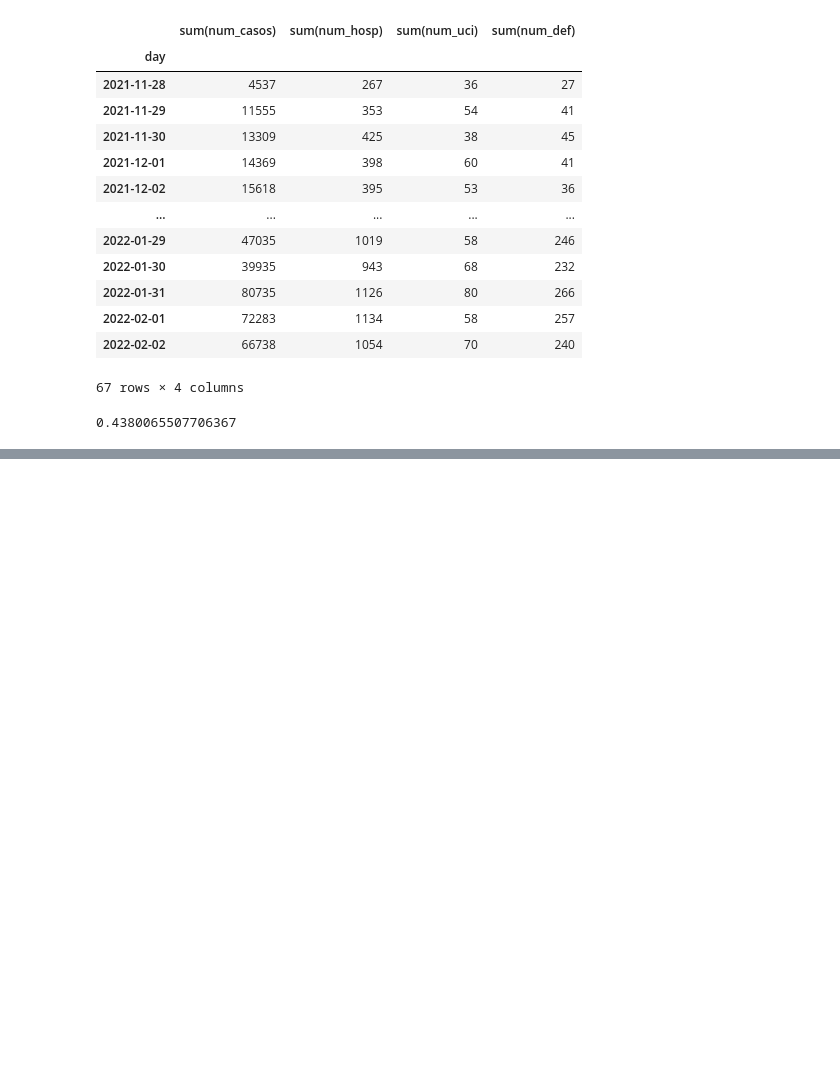
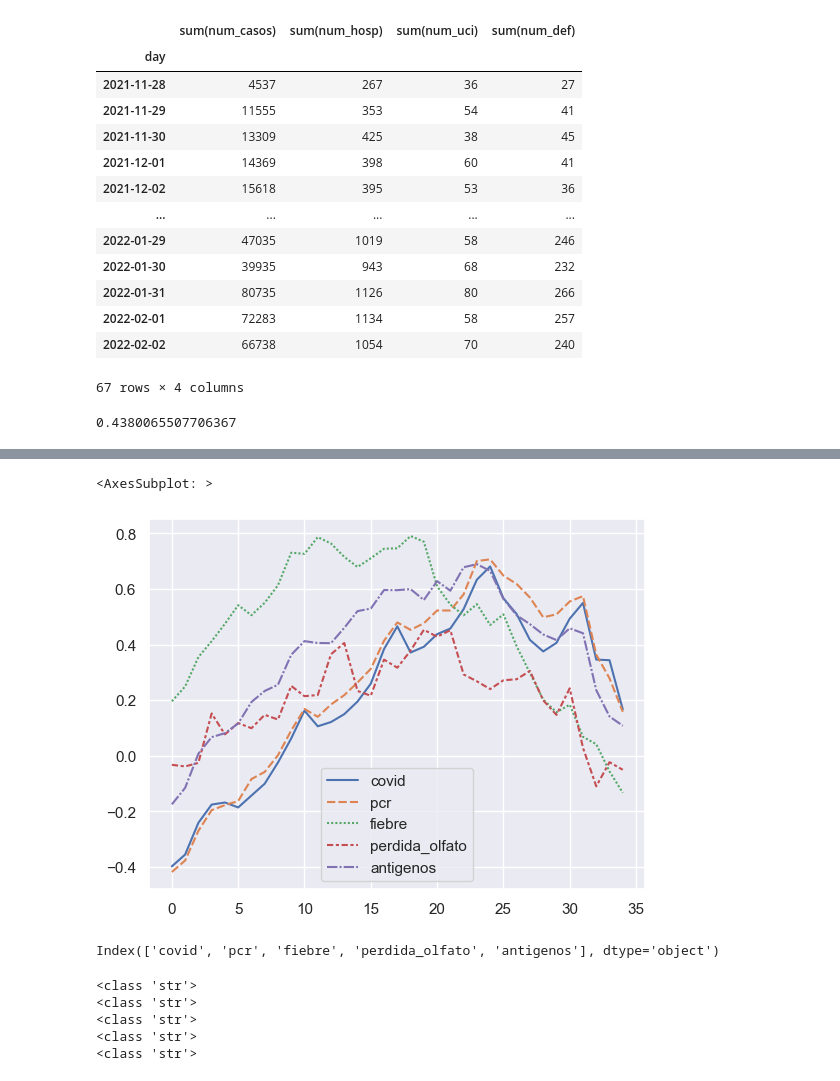
Before and after one commit to ericguti/aene_data_warehouse, a Jupyter notebook: notebooks/EntrenandoML.ipynb, the cells around one changed output, grey strips where cells are left out. Drawn from its saved outputs; the diff is of its cells as text; code cells hidden in the pictures; blank space fills up the shorter version.

```diff
--- a/notebooks/EntrenandoML.ipynb
+++ b/notebooks/EntrenandoML.ipynb
@@ -262,0 +234,15 @@ plt.show()
+# %%
+def correlate_column_df(df:pd.DataFrame ,reference_col: str, corr_df:pd.DataFrame, offset_start:int, offset_end:int)->dict:
+    # offset is applied on reference column
+    corrd: dict = {}
+    for col_name in corr_df.columns:
+        corrd[col_name] = []
+    for col_name in corr_df.columns:
+        for i in range(offset_start, offset_end):
+            if(i<0):
+                base_col = df[reference_col][:i]
+                corrd[col_name].append(shift_column(corr_df,col_name, -i).corr(base_col))
+            else:
+                trend_col = corr_df[col_name][:-i] if i!=0 else corr_df[col_name] #reference_col is shrinked i-times
+                corrd[col_name].append(shift_column(df, reference_col, i).corr(trend_col))
+    return corrd
@@ -262,0 +255,32 @@ plt.show()
+# %%
+casos_cor = pd.DataFrame(correlate_column_df(casos_es_novfeb, 'sum(num_casos)', trends_es_daily, -10, 25))
+casos_cor.index = np.arange(-10,25,1)
+hosp_cor = pd.DataFrame(correlate_column_df(casos_es_novfeb, 'sum(num_hosp)', trends_es_daily, -10, 25))
+hosp_cor.index = np.arange(-10,25,1)
+uci_cor = pd.DataFrame(correlate_column_df(casos_es_novfeb, 'sum(num_uci)', trends_es_daily, -10, 25))
+uci_cor.index = np.arange(-10,25,1)
+muertes_cor = pd.DataFrame(correlate_column_df(casos_es_novfeb, 'sum(num_def)', trends_es_daily, -10, 25))
+muertes_cor.index = np.arange(-10,25,1)
+
+casos_cor.to_csv('correlation_es_casos.csv')
+hosp_cor.to_csv('correlation_es_hosp.csv')
+uci_cor.to_csv('correlation_es_uci.csv')
+muertes_cor.to_csv('correlation_es_muertes.csv')
+# %%
+sns.lineplot(uci_cor)
+# %% [output]
+<AxesSubplot: >
+[figure, added]
+# %%
+trends_es_daily.columns
+# %% [output]
+Index(['covid', 'pcr', 'fiebre', 'perdida_olfato', 'antigenos'], dtype='object')
+# %%
+for i in trends_es_daily.columns:
+    print(type(i))
+# %% [output]
+<class 'str'>
+<class 'str'>
+<class 'str'>
+<class 'str'>
+<class 'str'>
```
Also changed, not shown: parts of 75 cells of this notebook.
